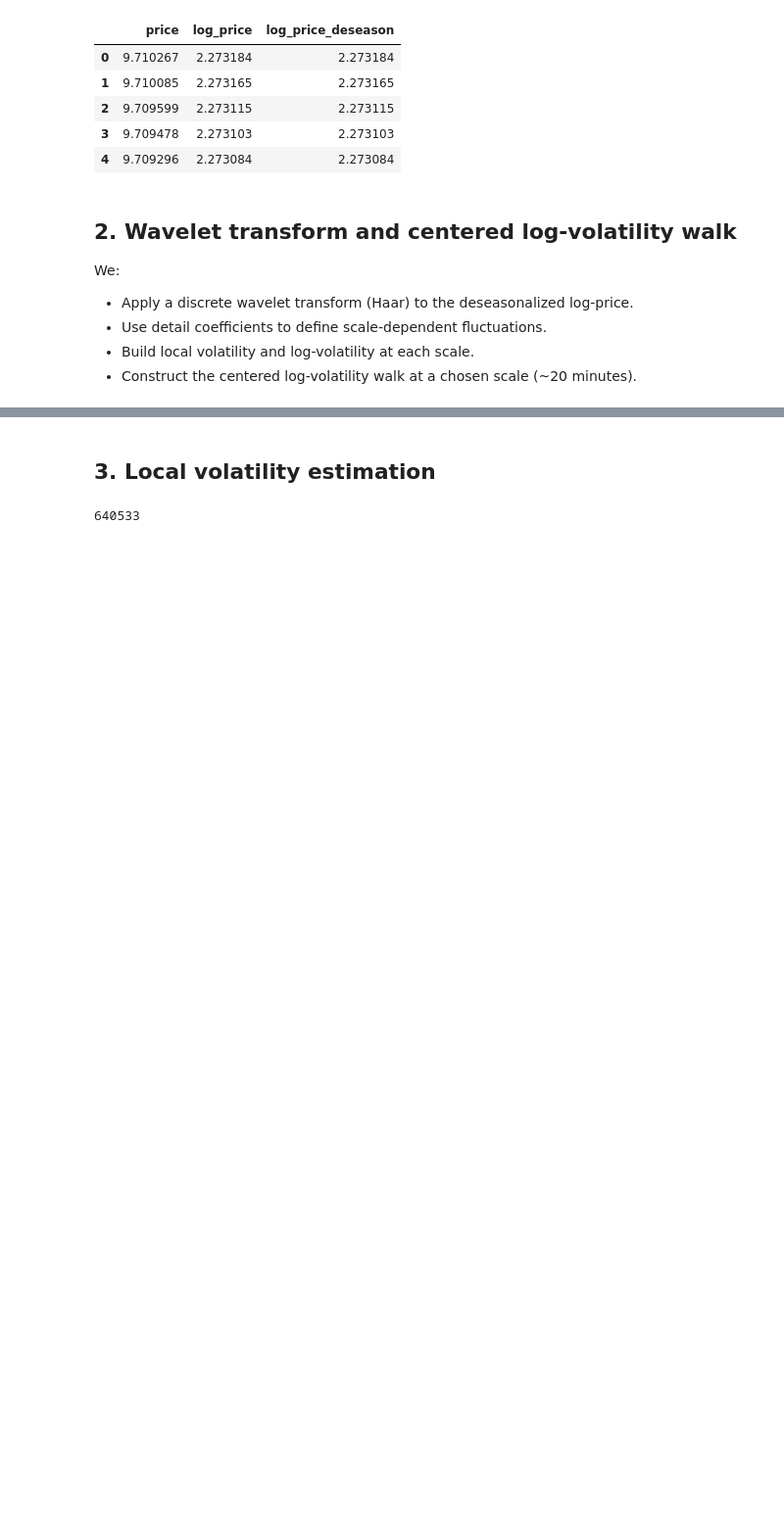
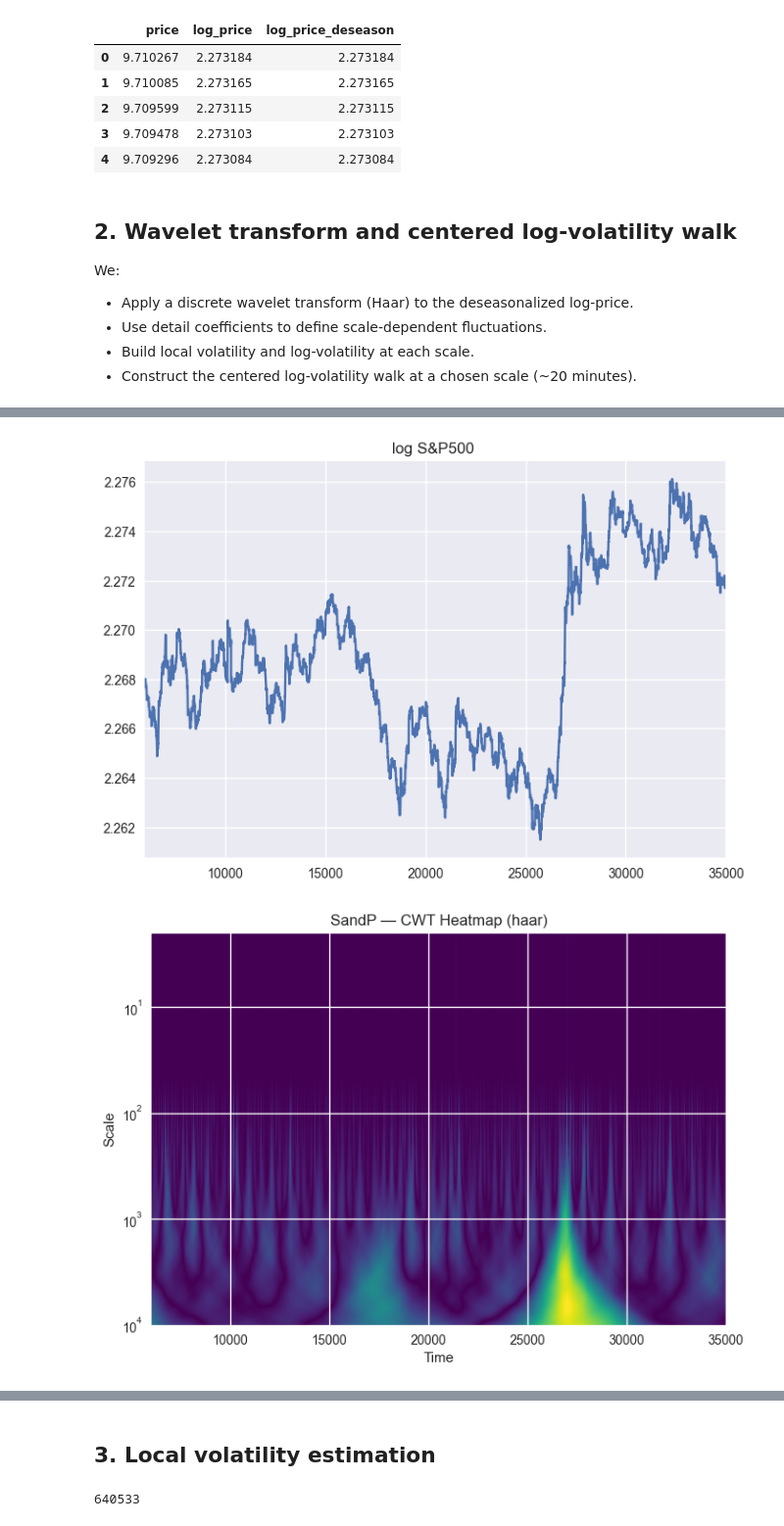
Before and after one commit to filipchudzynski/stock-market-non-gaussianity-analyzer_v2, a Jupyter notebook: paper_simulation manual_cwt.ipynb, the cells around one changed output, grey strips where cells are left out. Shown at 98% size. Cells and saved outputs as stored; diff of their text form; code cells hidden in the pictures; blank space fills up the shorter version.

```diff
--- a/paper_simulation manual_cwt.ipynb
+++ b/paper_simulation manual_cwt.ipynb
@@ -129,0 +156,22 @@ Haar CWT detail series shape: (50, 640533)
+# %%
+# for row in detail_series[:20]:
+#     plt.plot(row[100:-100])
+# plt.show()
+clipping_start=6024
+clipping_end=35000
+t = np.arange(clipping_start, clipping_end)
+plt.plot(t,log_price[clipping_start:clipping_end])
+plt.title("log S&P500 ")
+ax = plt.gca()
+ax.set_xbound([clipping_start, clipping_end])
+plt.show()
+plt.imshow(np.abs(detail_series[:,clipping_start:clipping_end]),
+        extent=[clipping_start, clipping_end, scales[-1], scales[0]],
+        aspect='auto', cmap='viridis')
+plt.title(f"SandP — CWT Heatmap (haar)")
+plt.xlabel("Time")
+plt.ylabel("Scale")
+plt.yscale('log')
+# %% [output]
+[figure, added]
+[figure, added]
```
Also changed, not shown: parts of 13 cells of this notebook.
